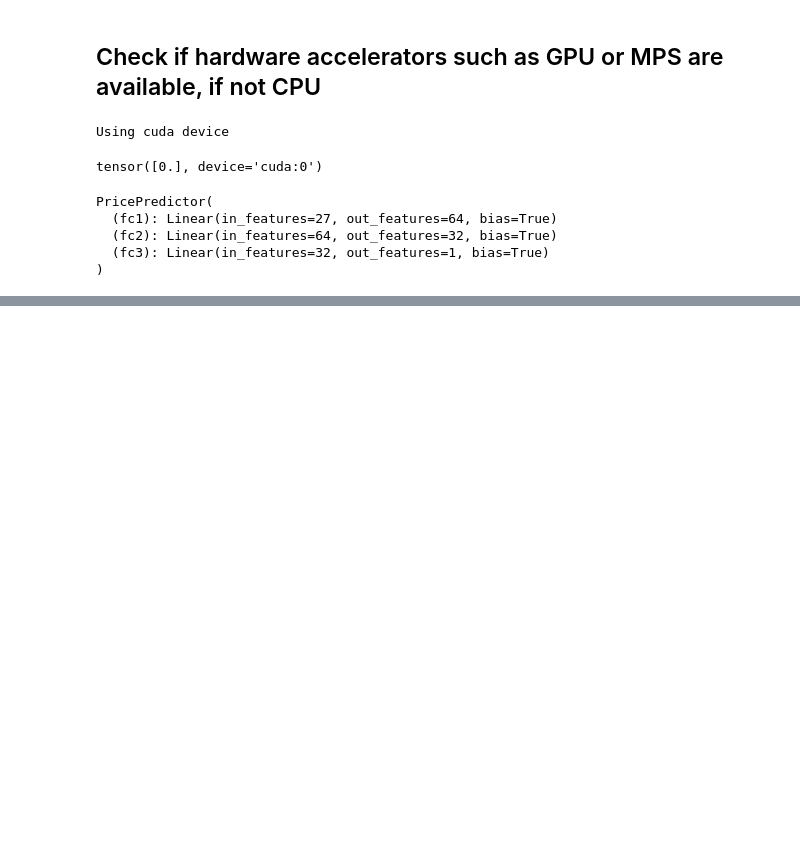
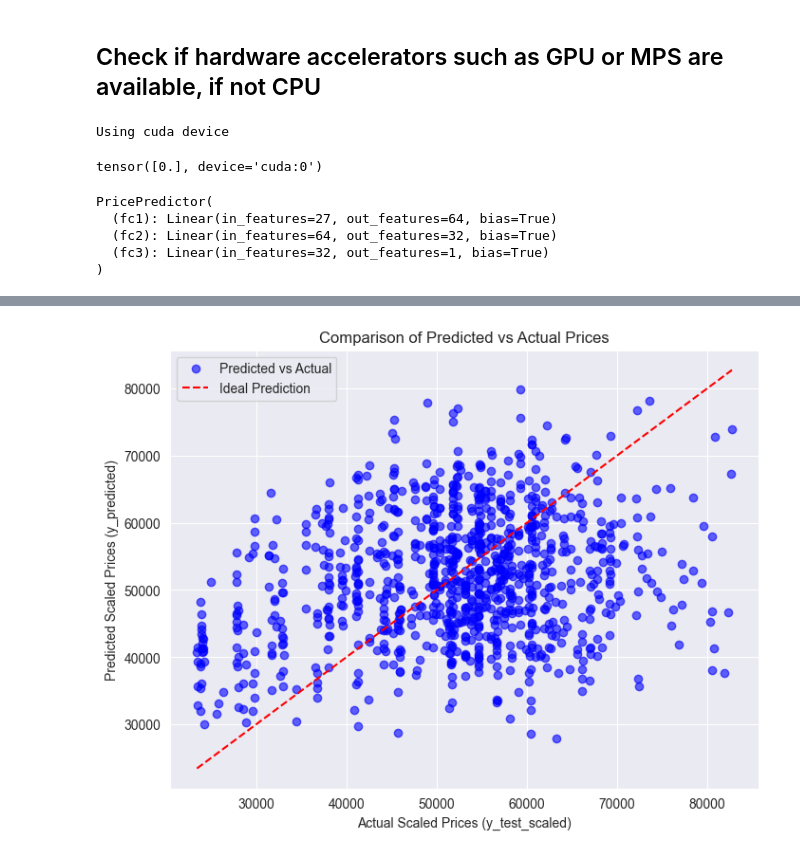
Before and after one commit to imiguelrodriguez/NECActivity1, a Jupyter notebook: neural_network_pytorch.ipynb, the cells around one changed output, grey strips where cells are left out. Cells and saved outputs as stored; diff of their text form; code cells hidden in the pictures; blank space fills up the shorter version.

```diff
--- a/neural_network_pytorch.ipynb
+++ b/neural_network_pytorch.ipynb
@@ -200,0 +201,13 @@ plt.scatter(y_test_list, predicted_prices)
+# %%
+# Assuming y_predicted and y_test_scaled are numpy arrays or lists
+plt.figure(figsize=(8, 6))
+plt.scatter(y_test_list, predicted_prices, alpha=0.6, color='blue', label='Predicted vs Actual')
+plt.plot([min(y_test_list), max(y_test_list)], [min(y_test_list), max(y_test_list)], 'r--', label='Ideal Prediction')
+plt.xlabel('Actual Scaled Prices (y_test_scaled)')
+plt.ylabel('Predicted Scaled Prices (y_predicted)')
+plt.title('Comparison of Predicted vs Actual Prices')
+plt.legend()
+plt.grid(True)
+plt.show()
+# %% [output]
+[figure, added]
```
Also changed, not shown: parts of 7 cells of this notebook, 2 other files.
